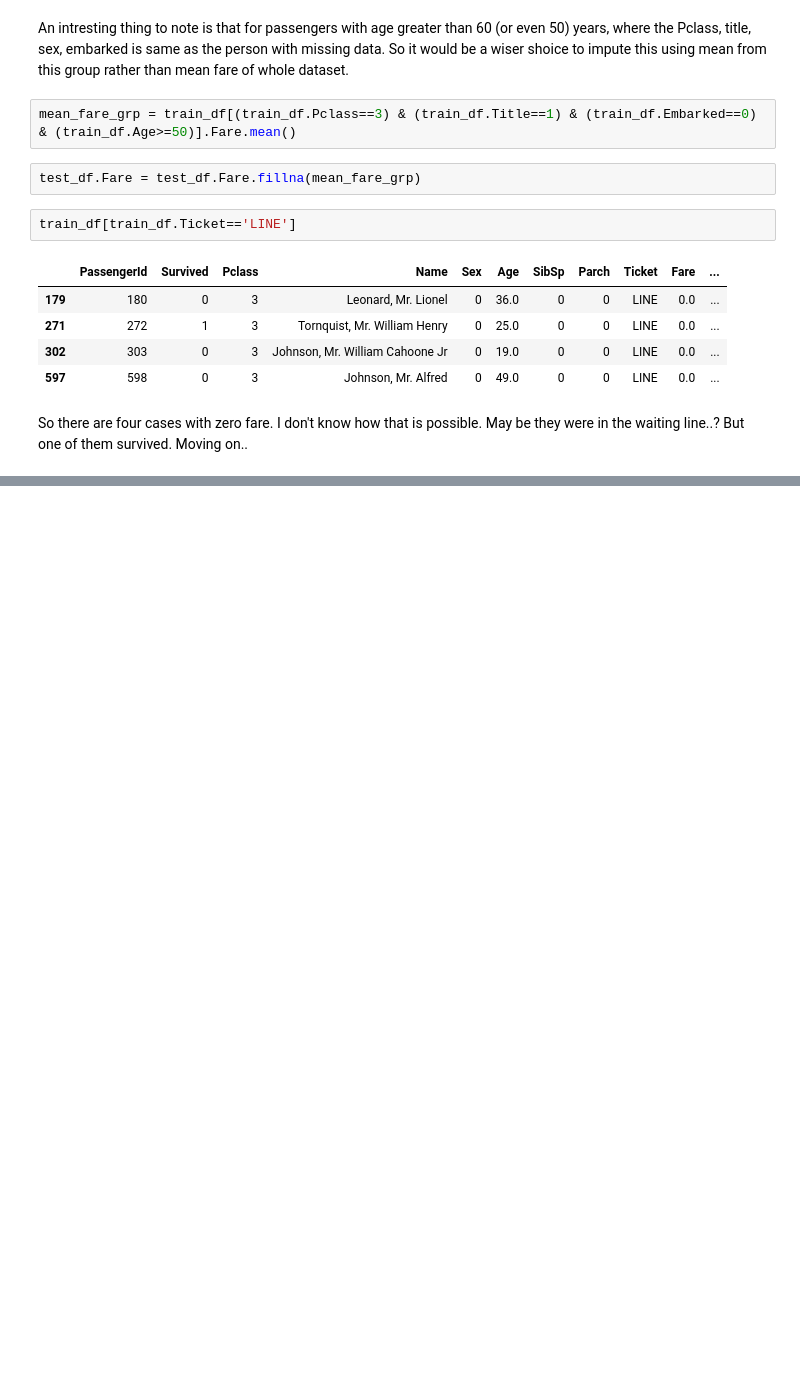
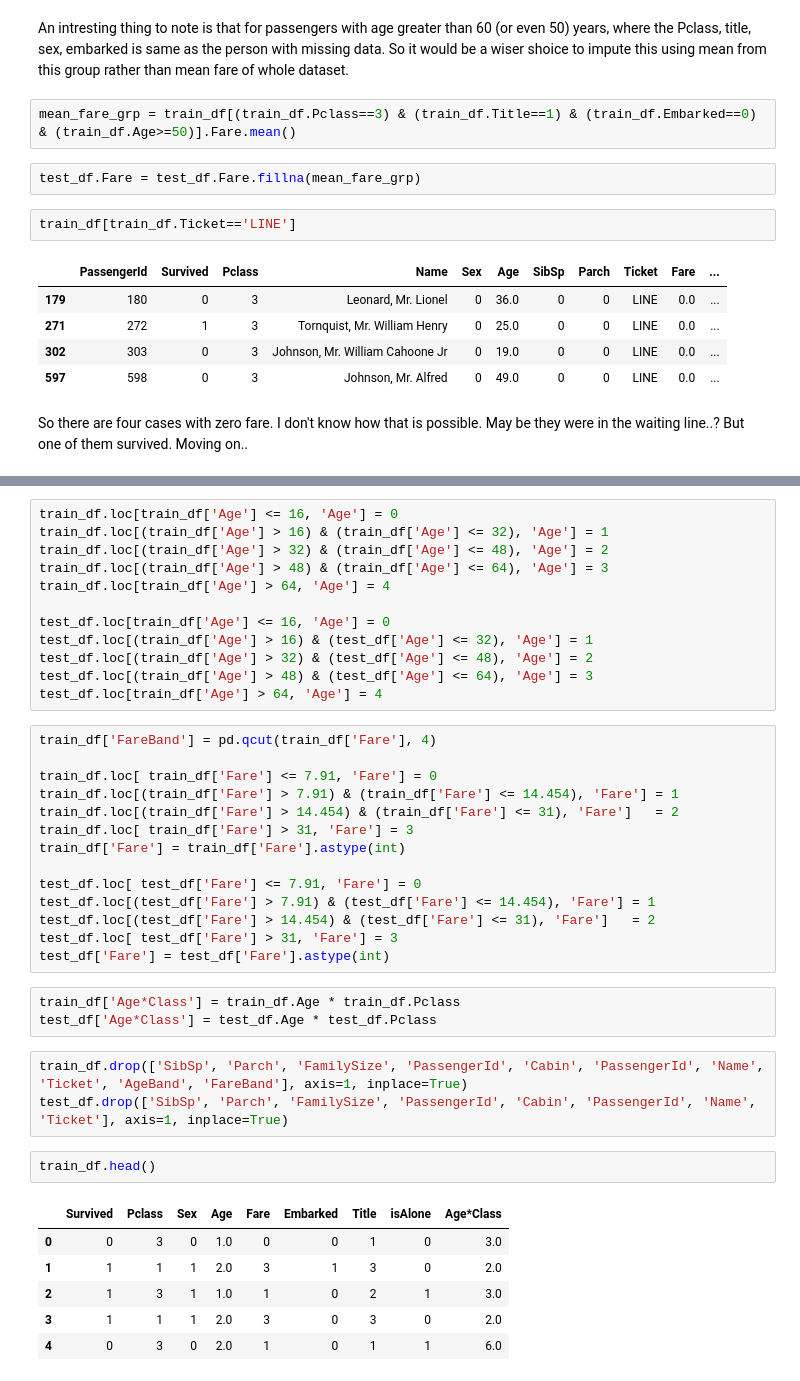
Before and after one commit to pritesh-ranjan/Kaggle-Challenge-Marathon, a Jupyter notebook: WEEK_1/eda-and-survived-prediction.ipynb, the cells around one changed output, grey strips where cells are left out. Saved outputs shown, nothing was run; the diff lists cells and outputs as text; blank space fills up the shorter version.

```diff
--- a/WEEK_1/eda-and-survived-prediction.ipynb
+++ b/WEEK_1/eda-and-survived-prediction.ipynb
@@ -338,0 +406,41 @@ But one of them survived. Moving on..
+# %%
+train_df.loc[train_df['Age'] <= 16, 'Age'] = 0
+train_df.loc[(train_df['Age'] > 16) & (train_df['Age'] <= 32), 'Age'] = 1
+train_df.loc[(train_df['Age'] > 32) & (train_df['Age'] <= 48), 'Age'] = 2
+train_df.loc[(train_df['Age'] > 48) & (train_df['Age'] <= 64), 'Age'] = 3
+train_df.loc[train_df['Age'] > 64, 'Age'] = 4
+
+test_df.loc[train_df['Age'] <= 16, 'Age'] = 0
+test_df.loc[(train_df['Age'] > 16) & (test_df['Age'] <= 32), 'Age'] = 1
+test_df.loc[(train_df['Age'] > 32) & (test_df['Age'] <= 48), 'Age'] = 2
+test_df.loc[(train_df['Age'] > 48) & (test_df['Age'] <= 64), 'Age'] = 3
+test_df.loc[train_df['Age'] > 64, 'Age'] = 4
+# %%
+train_df['FareBand'] = pd.qcut(train_df['Fare'], 4)
+
+train_df.loc[ train_df['Fare'] <= 7.91, 'Fare'] = 0
+train_df.loc[(train_df['Fare'] > 7.91) & (train_df['Fare'] <= 14.454), 'Fare'] = 1
+train_df.loc[(train_df['Fare'] > 14.454) & (train_df['Fare'] <= 31), 'Fare']   = 2
+train_df.loc[ train_df['Fare'] > 31, 'Fare'] = 3
+train_df['Fare'] = train_df['Fare'].astype(int)
+
+test_df.loc[ test_df['Fare'] <= 7.91, 'Fare'] = 0
+test_df.loc[(test_df['Fare'] > 7.91) & (test_df['Fare'] <= 14.454), 'Fare'] = 1
+test_df.loc[(test_df['Fare'] > 14.454) & (test_df['Fare'] <= 31), 'Fare']   = 2
+test_df.loc[ test_df['Fare'] > 31, 'Fare'] = 3
+test_df['Fare'] = test_df['Fare'].astype(int)
+# %%
+train_df['Age*Class'] = train_df.Age * train_df.Pclass
+test_df['Age*Class'] = test_df.Age * test_df.Pclass
+# %%
+train_df.drop(['SibSp', 'Parch', 'FamilySize', 'PassengerId', 'Cabin', 'PassengerId', 'Name', 'Ticket', 'AgeBand', 'FareBand'], axis=1, inplace=True)
+test_df.drop(['SibSp', 'Parch', 'FamilySize', 'PassengerId', 'Cabin', 'PassengerId', 'Name', 'Ticket'], axis=1, inplace=True)
+# %%
+train_df.head()
+# %% [output]
+|  | Survived | Pclass | Sex | Age | Fare | Embarked | Title | isAlone | Age*Class |
+| 0 | 0 | 3 | 0 | 1.0 | 0 | 0 | 1 | 0 | 3.0 |
+| 1 | 1 | 1 | 1 | 2.0 | 3 | 1 | 3 | 0 | 2.0 |
+| 2 | 1 | 3 | 1 | 1.0 | 1 | 0 | 2 | 1 | 3.0 |
+| 3 | 1 | 1 | 1 | 2.0 | 3 | 0 | 3 | 0 | 2.0 |
+| 4 | 0 | 3 | 0 | 2.0 | 1 | 0 | 1 | 1 | 6.0 |
```
Also changed, not shown: parts of 13 cells of this notebook.
